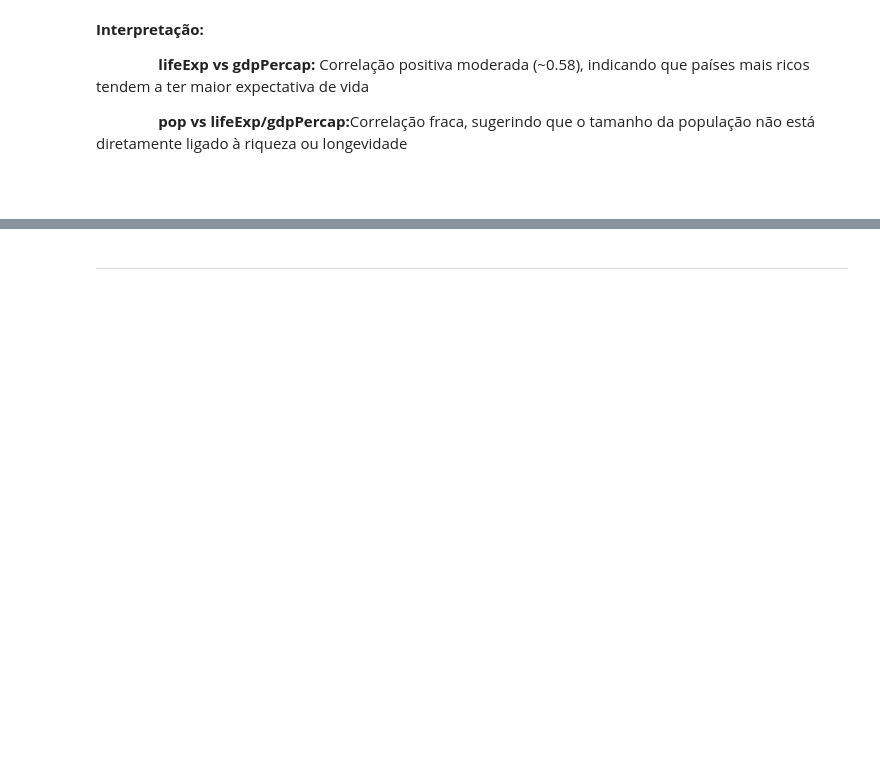
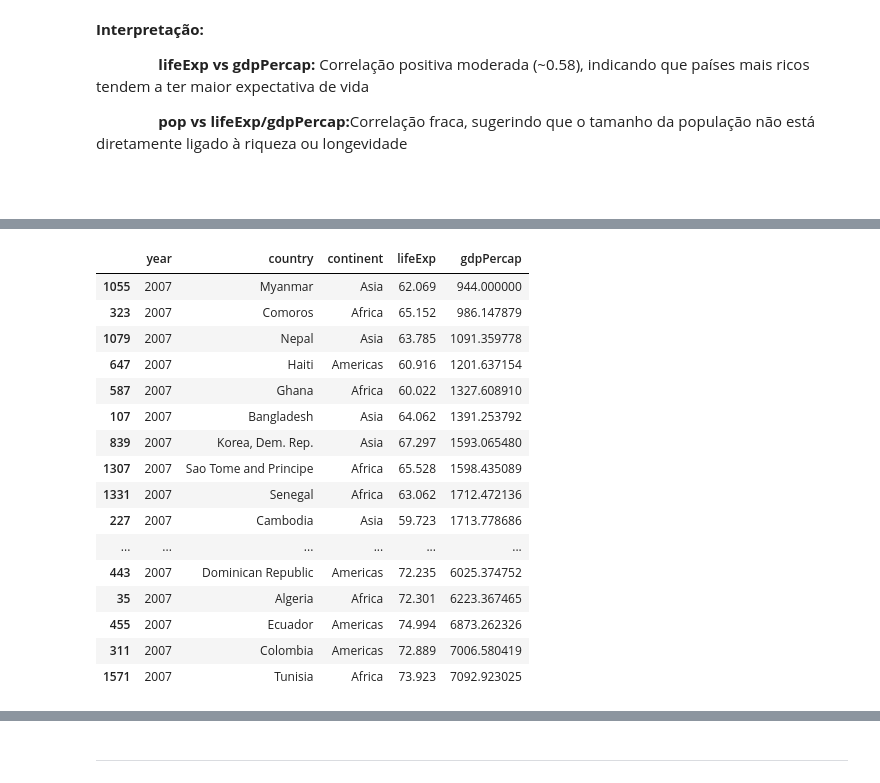
Before and after one commit to tuerepinto/analise-desenvolvimento-humano-economico-global, a Jupyter notebook: notebooks/Análise do Desenvolvimento Humano e Econômico Global com Base no Dataset Gapminder.ipynb, the cells around one changed output, grey strips where cells are left out. Cells and saved outputs as stored; diff of their text form; code cells hidden in the pictures; blank space fills up the shorter version.

```diff
--- a/notebooks/Análise do Desenvolvimento Humano e Econômico Global com Base no Dataset Gapminder.ipynb
+++ b/notebooks/Análise do Desenvolvimento Humano e Econômico Global com Base no Dataset Gapminder.ipynb
@@ -683,0 +707,39 @@ pop        0.064955  -0.025600  1.000000
+# %%
+# Identifying countries with high life expectancy and low GDP per capita
+import pandas as pd
+import plotly.express as px
+
+# Carrega o dataset
+df = px.data.gapminder()
+
+# Calcula médias globais
+media_vida = df['lifeExp'].mean()
+media_pib = df['gdpPercap'].mean()
+
+# Filtra países com expectativa de vida alta e PIB baixo
+anomalia_vida_alta_pib_baixo = df[
+    (df['lifeExp'] > media_vida) &
+    (df['gdpPercap'] < media_pib) &
+    (df['year'] == 2007)
+][['year', 'country', 'continent', 'lifeExp', 'gdpPercap']]
+
+# Exibe apenas os casos de anomalia
+display(anomalia_vida_alta_pib_baixo.sort_values(by='year').head(50).sort_values(by='gdpPercap', ascending=True))
+# %% [output]
+|  | year | country | continent | lifeExp | gdpPercap |
+| 1055 | 2007 | Myanmar | Asia | 62.069 | 944.000000 |
+| 323 | 2007 | Comoros | Africa | 65.152 | 986.147879 |
+| 1079 | 2007 | Nepal | Asia | 63.785 | 1091.359778 |
+| 647 | 2007 | Haiti | Americas | 60.916 | 1201.637154 |
+| 587 | 2007 | Ghana | Africa | 60.022 | 1327.608910 |
+| 107 | 2007 | Bangladesh | Asia | 64.062 | 1391.253792 |
+| 839 | 2007 | Korea, Dem. Rep. | Asia | 67.297 | 1593.065480 |
+| 1307 | 2007 | Sao Tome and Principe | Africa | 65.528 | 1598.435089 |
+| 1331 | 2007 | Senegal | Africa | 63.062 | 1712.472136 |
+| 227 | 2007 | Cambodia | Asia | 59.723 | 1713.778686 |
+| ... | ... | ... | ... | ... | ... |
+| 443 | 2007 | Dominican Republic | Americas | 72.235 | 6025.374752 |
+| 35 | 2007 | Algeria | Africa | 72.301 | 6223.367465 |
+| 455 | 2007 | Ecuador | Americas | 74.994 | 6873.262326 |
+| 311 | 2007 | Colombia | Americas | 72.889 | 7006.580419 |
+| 1571 | 2007 | Tunisia | Africa | 73.923 | 7092.923025 |
```
Also changed, not shown: parts of 16 cells of this notebook.
